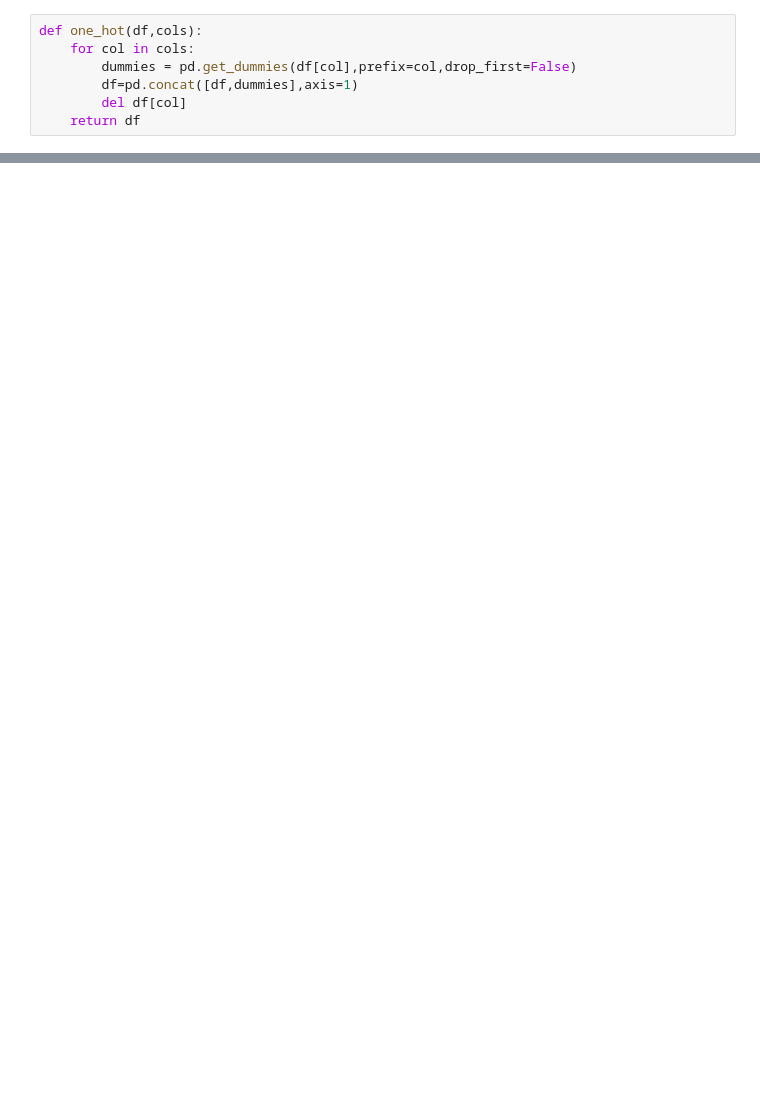
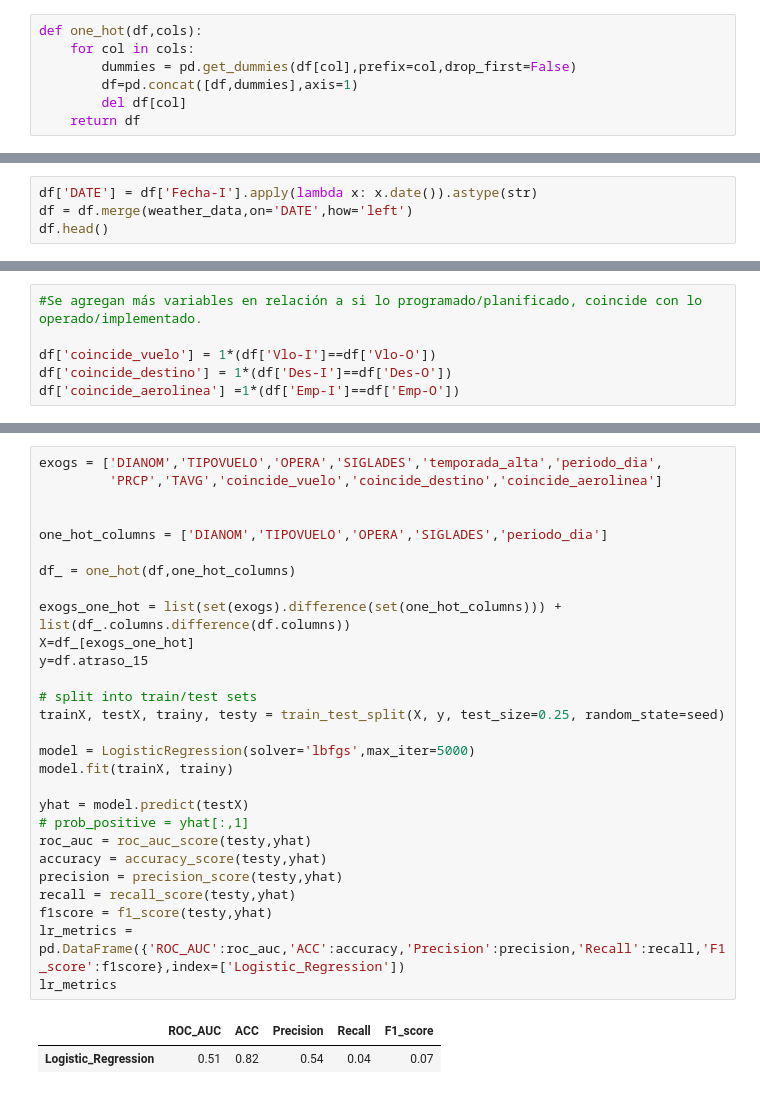
Before and after one commit to dpandelarab/challenge_latam, a Jupyter notebook: solution.ipynb, the cells around one changed output, grey strips where cells are left out. Cells and saved outputs as stored; diff of their text form; blank space fills up the shorter version.

```diff
--- a/solution.ipynb
+++ b/solution.ipynb
@@ -285,0 +302,4 @@ def one_hot(df,cols):
+# %%
+df['DATE'] = df['Fecha-I'].apply(lambda x: x.date()).astype(str)
+df = df.merge(weather_data,on='DATE',how='left')
+df.head()
@@ -285,0 +314,6 @@ def one_hot(df,cols):
+# %%
+#Se agregan más variables en relación a si lo programado/planificado, coincide con lo operado/implementado.
+
+df['coincide_vuelo'] = 1*(df['Vlo-I']==df['Vlo-O'])
+df['coincide_destino'] = 1*(df['Des-I']==df['Des-O'])
+df['coincide_aerolinea'] =1*(df['Emp-I']==df['Emp-O'])
@@ -285,0 +329,31 @@ def one_hot(df,cols):
+# %%
+exogs = ['DIANOM','TIPOVUELO','OPERA','SIGLADES','temporada_alta','periodo_dia',
+         'PRCP','TAVG','coincide_vuelo','coincide_destino','coincide_aerolinea']
+
+
+one_hot_columns = ['DIANOM','TIPOVUELO','OPERA','SIGLADES','periodo_dia']
+
+df_ = one_hot(df,one_hot_columns)
+
+exogs_one_hot = list(set(exogs).difference(set(one_hot_columns))) + list(df_.columns.difference(df.columns))
+X=df_[exogs_one_hot]
+y=df.atraso_15
+
+# split into train/test sets
+trainX, testX, trainy, testy = train_test_split(X, y, test_size=0.25, random_state=seed)
+
+model = LogisticRegression(solver='lbfgs',max_iter=5000)
+model.fit(trainX, trainy)
+
+yhat = model.predict(testX)
+# prob_positive = yhat[:,1]
+roc_auc = roc_auc_score(testy,yhat)
+accuracy = accuracy_score(testy,yhat)
+precision = precision_score(testy,yhat)
+recall = recall_score(testy,yhat)
+f1score = f1_score(testy,yhat)
+lr_metrics = pd.DataFrame({'ROC_AUC':roc_auc,'ACC':accuracy,'Precision':precision,'Recall':recall,'F1_score':f1score},index=['Logistic_Regression'])
+lr_metrics
+# %% [output]
+|  | ROC_AUC | ACC | Precision | Recall | F1_score |
+| Logistic_Regression | 0.51 | 0.82 | 0.54 | 0.04 | 0.07 |
```
Also changed, not shown: parts of 20 cells of this notebook.
